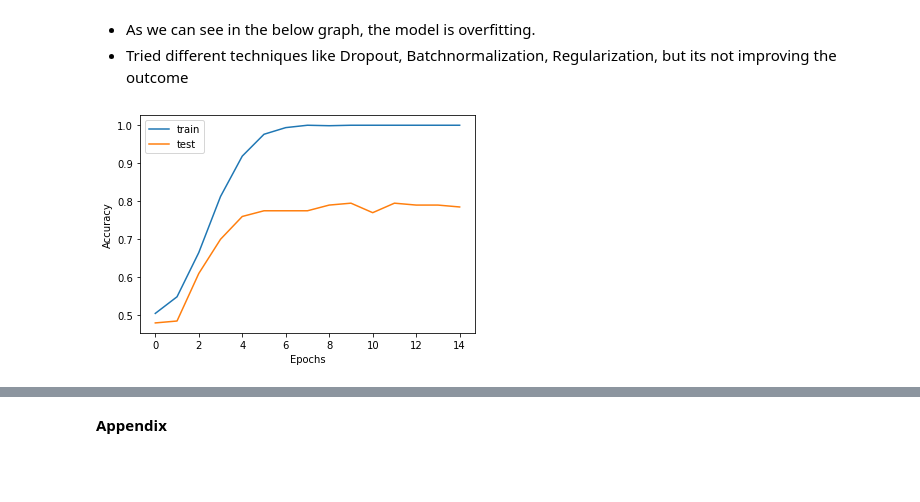
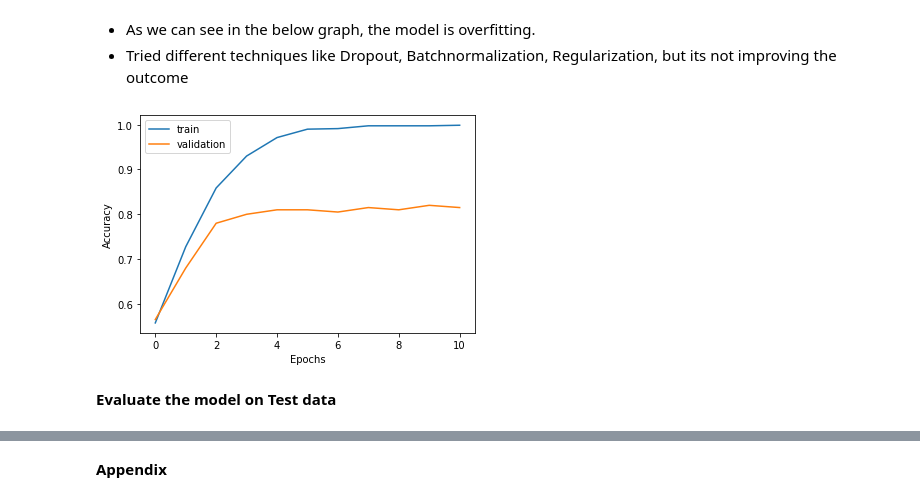
Before and after one commit to vignesh-pala/NLP, a Jupyter notebook: NLP_Ch11_CNN.ipynb, the cells around one changed output, grey strips where cells are left out. Drawn from its saved outputs; the diff is of its cells as text; code cells hidden in the pictures; blank space fills up the shorter version.

```diff
--- a/NLP_Ch11_CNN.ipynb
+++ b/NLP_Ch11_CNN.ipynb
@@ -81,12 +87,13 @@ X_train, X_test, y_train, y_test = train_test_split(sentence, label, test_size=0
 # %% [markdown]
  * Tokenize and Convert to Sequences
 # %%
-max_words = 1500
+max_words = 1000
 
 tokenizer = Tokenizer(num_words=max_words)
 tokenizer.fit_on_texts(X_train)
 x_train_tkn = tokenizer.texts_to_sequences(X_train)
 x_test_tkn = tokenizer.texts_to_sequences(X_test)
+x_val_tkn = tokenizer.texts_to_sequences(X_val)
 print(X_train[1])
 print(x_train_tkn[1])
 # %% [output]
@@ -99,5 +106,6 @@ An excellent new restaurant by an experienced Frenchman.
 # %%
-maxlen = 25
+maxlen = 30
 x_train_pad = preprocessing.sequence.pad_sequences(x_train_tkn, maxlen=maxlen,  padding='post')
 x_test_pad = preprocessing.sequence.pad_sequences(x_test_tkn, maxlen=maxlen,  padding='post')
+x_val_pad = preprocessing.sequence.pad_sequences(x_val_tkn, maxlen=maxlen,  padding='post')
 # %%
@@ -120,7 +126,7 @@ embedding_dim = 50
 backend.clear_session()
 model = Sequential()
 model.add(layers.Embedding(input_dim=vocab_size, output_dim=embedding_dim, input_length=maxlen))
-model.add(layers.Conv1D(128, 5, activation='relu', kernel_regularizer=l1(0.0001)))
+model.add(layers.Conv1D(64, 5, activation='relu', kernel_regularizer=l1(0.0001)))
 model.add(layers.GlobalMaxPooling1D())
 #model.add(layers.Dropout(0.2))
 #model.add(layers.Dense(64, activation='relu'))
@@ -152,12 +158,12 @@ Trainable params: 124,679
 Non-trainable params: 0
 _________________________________________________________________
 # %%
-early_stop = EarlyStopping(monitor='val_loss', min_delta=0, patience=2, verbose=1, mode='auto', baseline=None, restore_best_weights=False)
+early_stop = EarlyStopping(monitor='val_loss', min_delta=0, patience=5, verbose=1, mode='auto', baseline=None, restore_best_weights=False)
 history = model.fit(x_train_pad, y_train,
                     epochs=15,
-                    batch_size=64,
+                    batch_size=16,
                     verbose=True,
-                    validation_data=(x_test_pad, y_test),
+                    validation_data=(x_val_pad, y_val),
                     callbacks=[early_stop])
 # %% [output]
 Epoch 1/15
@@ -183,11 +189,13 @@ Epoch 00011: early stopping
 # %%
 # plot history
 # summarize history for accuracy
 pyplot.plot(history.history['accuracy'], label='train')
-pyplot.plot(history.history['val_accuracy'], label='test')
+pyplot.plot(history.history['val_accuracy'], label='validation')
 pyplot.xlabel("Epochs")
 pyplot.ylabel("Accuracy")
 pyplot.legend()
 pyplot.show()
 # %% [output]
-[figure, old version]
+[figure, new version]
+# %% [markdown]
+**Evaluate the model on Test data**
```
Also changed, not shown: parts of 10 cells of this notebook.
